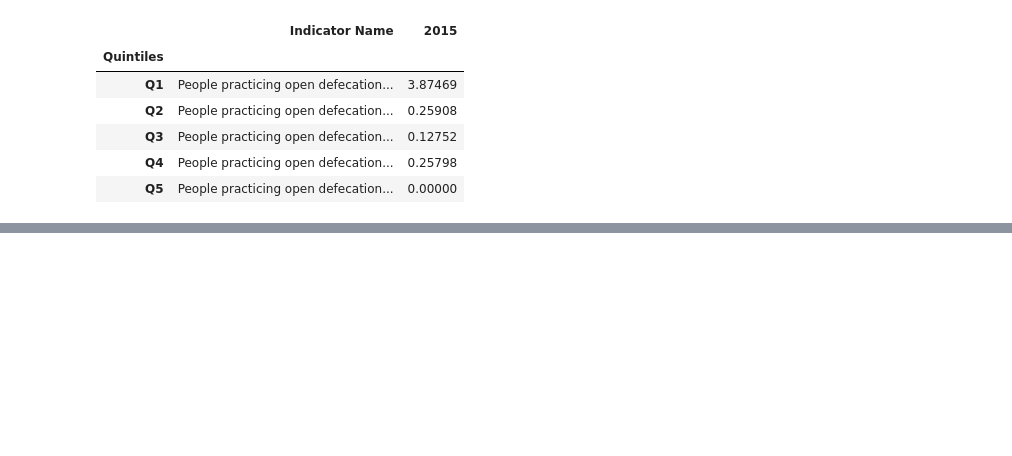
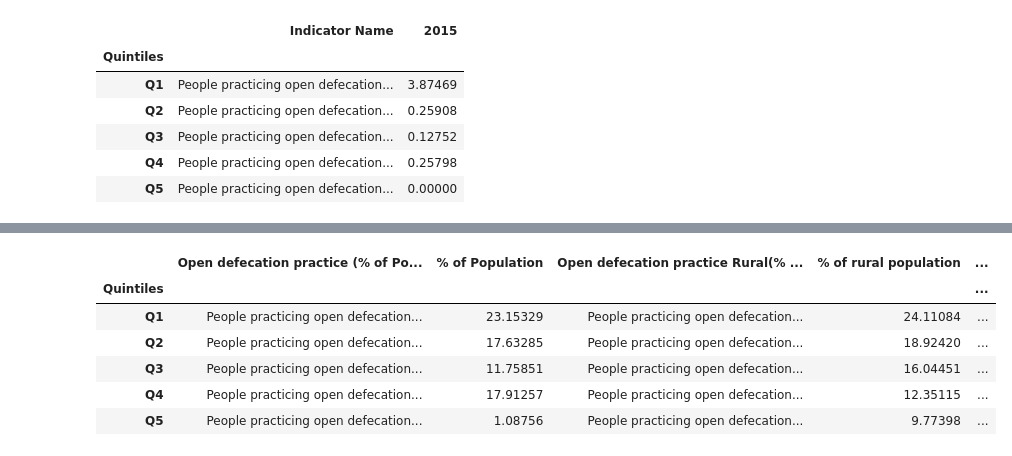
Before and after one commit to S-haila/Project1_group4, a Jupyter notebook: Afg data analysis.ipynb, the cells around one changed output, grey strips where cells are left out. Drawn from its saved outputs; the diff is of its cells as text; code cells hidden in the pictures; blank space fills up the shorter version.

```diff
--- a/Afg data analysis.ipynb
+++ b/Afg data analysis.ipynb
@@ -450,0 +259,17 @@ plt.close()
+# %%
+merged_def = merged_def_data.rename(columns={'Indicator Name_x': 'Open defecation practice (% of Population)',
+                                '2015_x': '% of Population',
+                                'Indicator Name_y': 'Open defecation practice Rural(% of Rural Population)',
+                                '2015_y': '% of rural population',
+                                'Indicator Name': 'Open defecation practice Urban(% of Urban Population)',
+                                '2015': '% of urban population'})
+
+merged_def
+# %% [output]
+|  | Open defecation practice (% of Po... | % of Population | Open defecation practice Rural(% ... | % of rural population | ... |
+| Quintiles |  |  |  |  | ... |
+| Q1 | People practicing open defecation... | 23.15329 | People practicing open defecation... | 24.11084 | ... |
+| Q2 | People practicing open defecation... | 17.63285 | People practicing open defecation... | 18.92420 | ... |
+| Q3 | People practicing open defecation... | 11.75851 | People practicing open defecation... | 16.04451 | ... |
+| Q4 | People practicing open defecation... | 17.91257 | People practicing open defecation... | 12.35115 | ... |
+| Q5 | People practicing open defecation... | 1.08756 | People practicing open defecation... | 9.77398 | ... |
```
Also changed, not shown: parts of 50 cells of this notebook, 14 other files.
